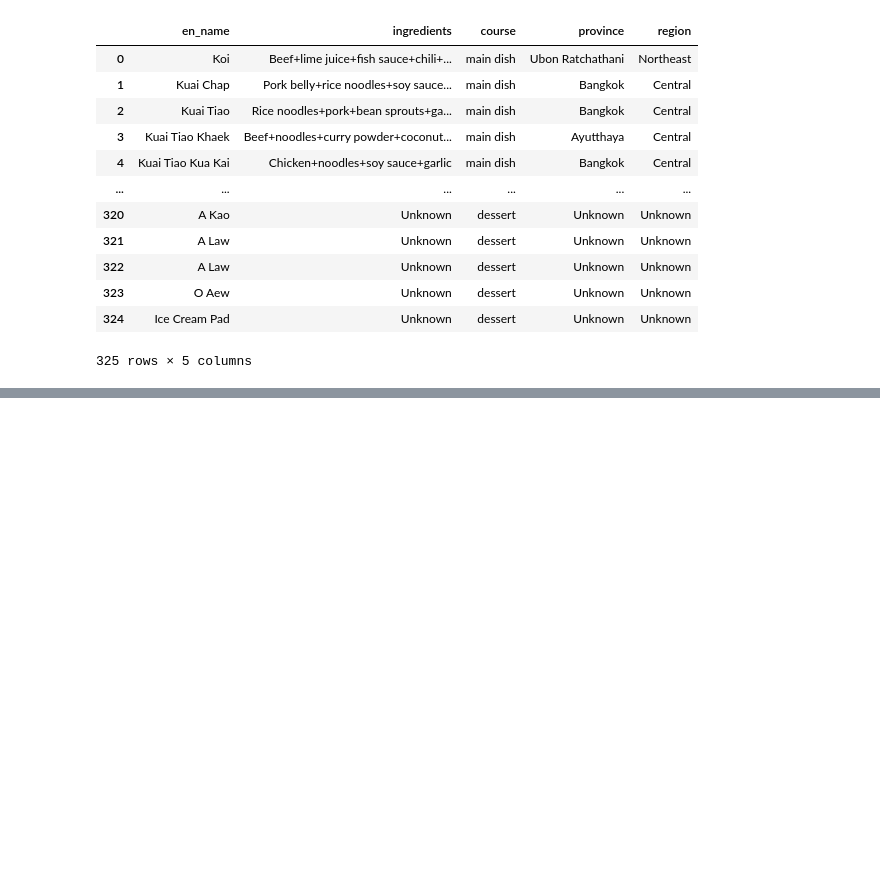
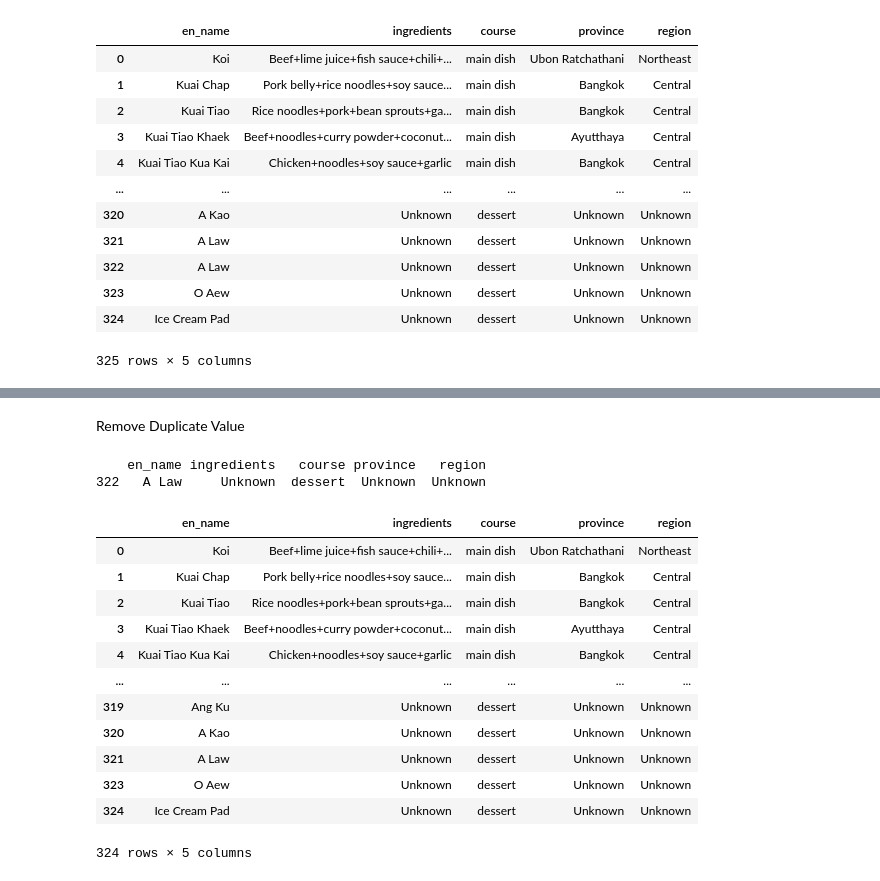
Before and after one commit to Kinosaur/thai_food, a Jupyter notebook: dataPreprocessing/dataCleaning.ipynb, the cells around one changed output, grey strips where cells are left out. Cells and saved outputs as stored; diff of their text form; code cells hidden in the pictures; blank space fills up the shorter version.

Commit message:
rm_duplicate_value and toal counts

```diff
--- a/dataPreprocessing/dataCleaning.ipynb
+++ b/dataPreprocessing/dataCleaning.ipynb
@@ -85,0 +129,26 @@ df
+# %% [markdown]
+Remove Duplicate Value
+# %%
+duplicates = df[df.duplicated()]
+print(duplicates)
+# %% [output]
+    en_name ingredients   course province   region
+322   A Law     Unknown  dessert  Unknown  Unknown
+# %%
+df = df.drop(322)
+# %%
+df
+# %% [output]
+|  | en_name | ingredients | course | province | region |
+| 0 | Koi | Beef+lime juice+fish sauce+chili+... | main dish | Ubon Ratchathani | Northeast |
+| 1 | Kuai Chap | Pork belly+rice noodles+soy sauce... | main dish | Bangkok | Central |
+| 2 | Kuai Tiao | Rice noodles+pork+bean sprouts+ga... | main dish | Bangkok | Central |
+| 3 | Kuai Tiao Khaek | Beef+noodles+curry powder+coconut... | main dish | Ayutthaya | Central |
+| 4 | Kuai Tiao Kua Kai | Chicken+noodles+soy sauce+garlic | main dish | Bangkok | Central |
+| ... | ... | ... | ... | ... | ... |
+| 319 | Ang Ku | Unknown | dessert | Unknown | Unknown |
+| 320 | A Kao | Unknown | dessert | Unknown | Unknown |
+| 321 | A Law | Unknown | dessert | Unknown | Unknown |
+| 323 | O Aew | Unknown | dessert | Unknown | Unknown |
+| 324 | Ice Cream Pad | Unknown | dessert | Unknown | Unknown |
+324 rows × 5 columns
```
Also changed, not shown: parts of 10 cells of this notebook.
